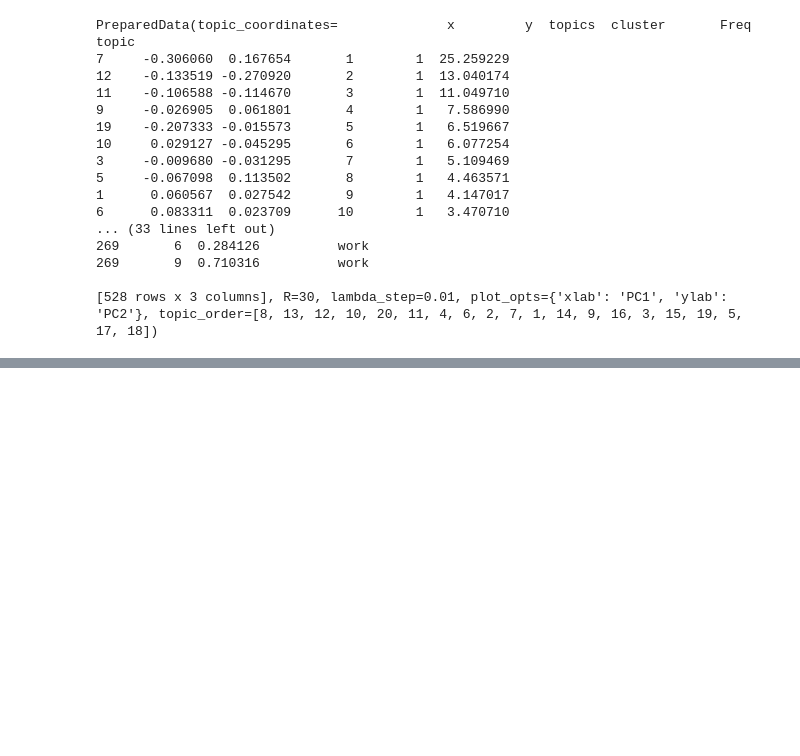
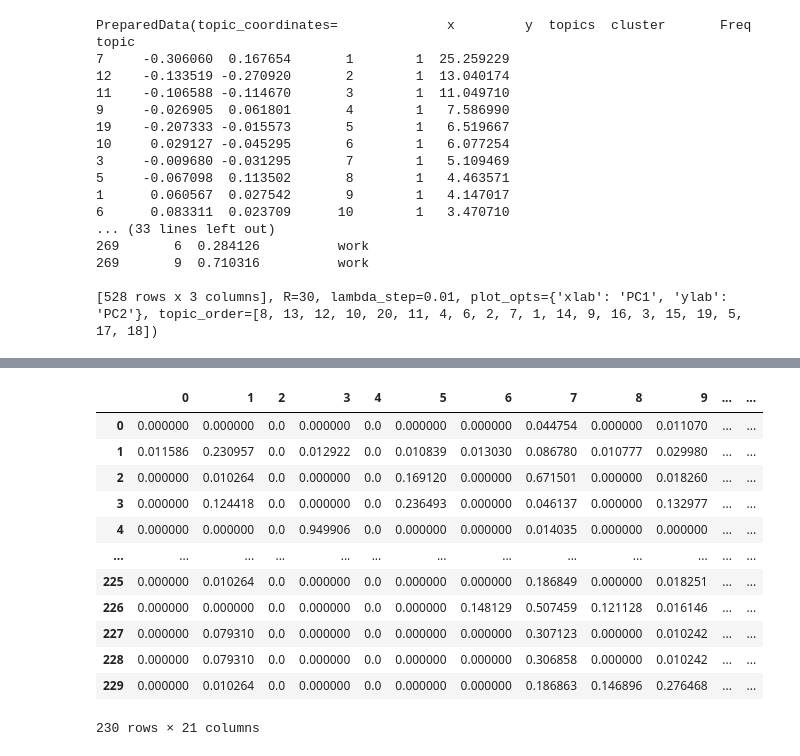
Before and after one commit to Damans227/Timg-5303-ML, a Jupyter notebook: Assignment-3.ipynb, the cells around one changed output, grey strips where cells are left out. Cells and saved outputs as stored; diff of their text form; code cells hidden in the pictures; blank space fills up the shorter version.

```diff
--- a/Assignment-3.ipynb
+++ b/Assignment-3.ipynb
@@ -254,0 +261,16 @@ Index: []
+# %%
+df_doctop
+# %% [output]
+|  | 0 | 1 | 2 | 3 | 4 | 5 | 6 | 7 | 8 | 9 | ... | ... |
+| 0 | 0.000000 | 0.000000 | 0.0 | 0.000000 | 0.0 | 0.000000 | 0.000000 | 0.044754 | 0.000000 | 0.011070 | ... | ... |
+| 1 | 0.011586 | 0.230957 | 0.0 | 0.012922 | 0.0 | 0.010839 | 0.013030 | 0.086780 | 0.010777 | 0.029980 | ... | ... |
+| 2 | 0.000000 | 0.010264 | 0.0 | 0.000000 | 0.0 | 0.169120 | 0.000000 | 0.671501 | 0.000000 | 0.018260 | ... | ... |
+| 3 | 0.000000 | 0.124418 | 0.0 | 0.000000 | 0.0 | 0.236493 | 0.000000 | 0.046137 | 0.000000 | 0.132977 | ... | ... |
+| 4 | 0.000000 | 0.000000 | 0.0 | 0.949906 | 0.0 | 0.000000 | 0.000000 | 0.014035 | 0.000000 | 0.000000 | ... | ... |
+| ... | ... | ... | ... | ... | ... | ... | ... | ... | ... | ... | ... | ... |
+| 225 | 0.000000 | 0.010264 | 0.0 | 0.000000 | 0.0 | 0.000000 | 0.000000 | 0.186849 | 0.000000 | 0.018251 | ... | ... |
+| 226 | 0.000000 | 0.000000 | 0.0 | 0.000000 | 0.0 | 0.000000 | 0.148129 | 0.507459 | 0.121128 | 0.016146 | ... | ... |
+| 227 | 0.000000 | 0.079310 | 0.0 | 0.000000 | 0.0 | 0.000000 | 0.000000 | 0.307123 | 0.000000 | 0.010242 | ... | ... |
+| 228 | 0.000000 | 0.079310 | 0.0 | 0.000000 | 0.0 | 0.000000 | 0.000000 | 0.306858 | 0.000000 | 0.010242 | ... | ... |
+| 229 | 0.000000 | 0.010264 | 0.0 | 0.000000 | 0.0 | 0.000000 | 0.000000 | 0.186863 | 0.146896 | 0.276468 | ... | ... |
+230 rows × 21 columns
```
Also changed, not shown: parts of 10 cells of this notebook, 2 other files.
